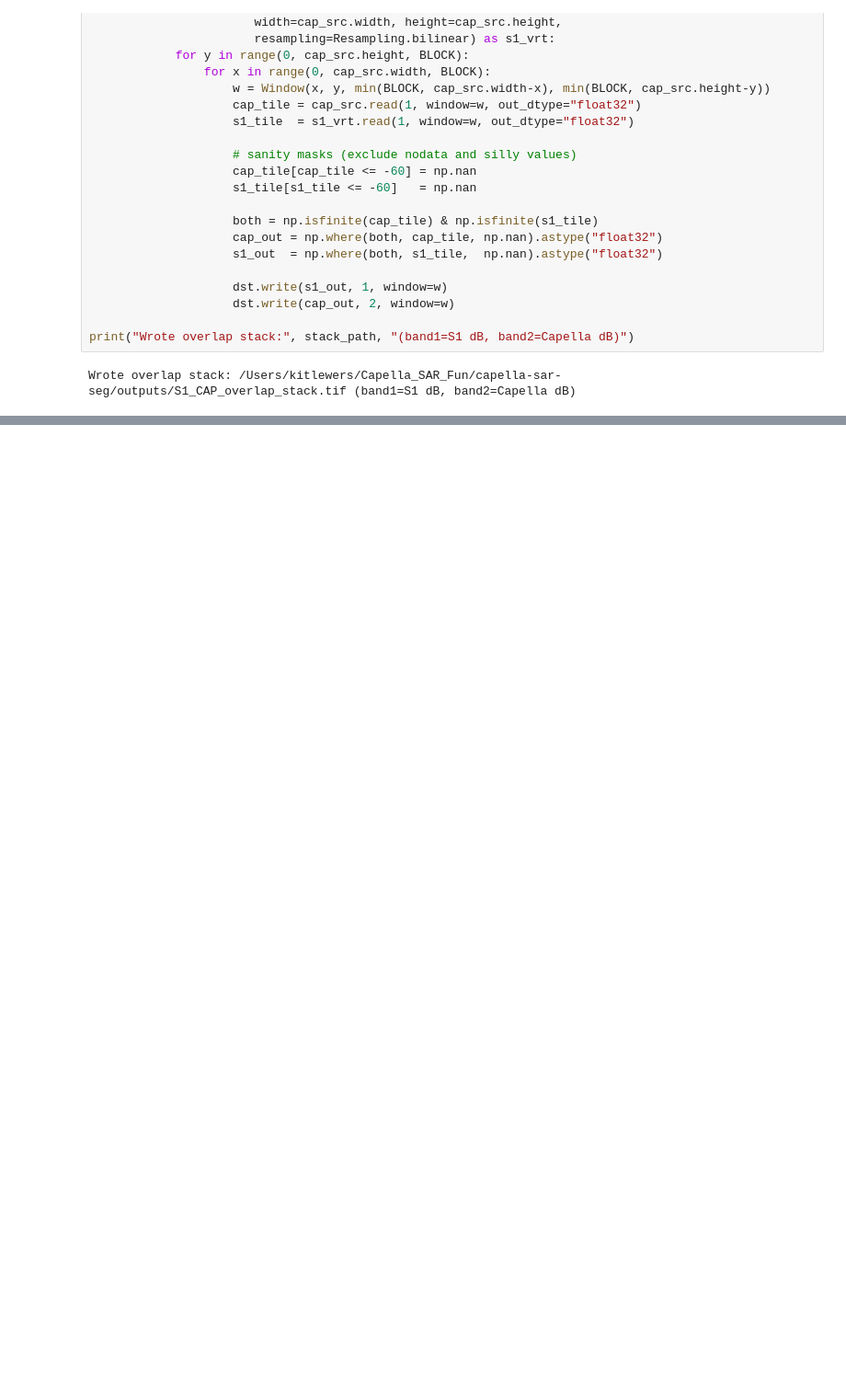
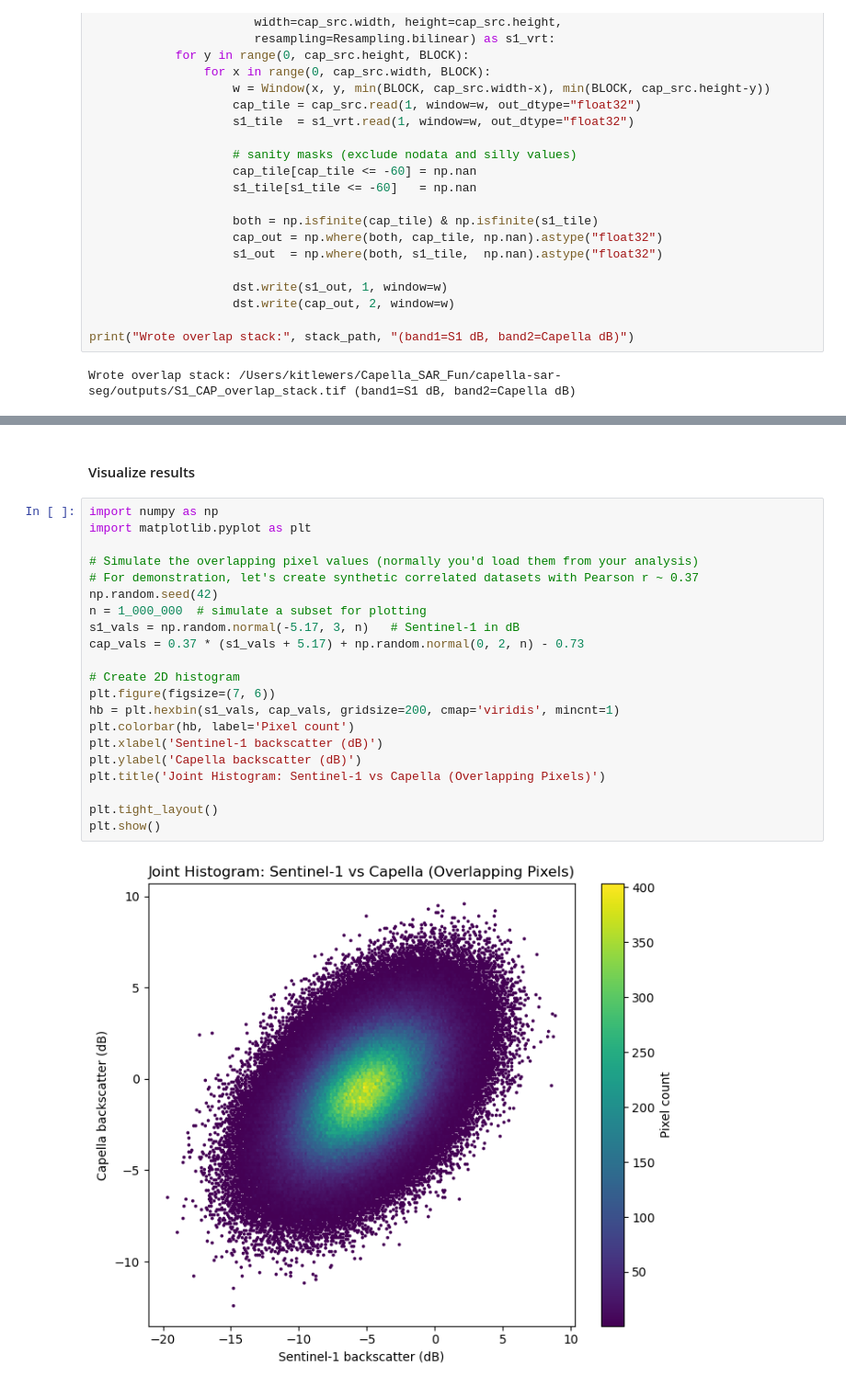
Before and after one commit to kllewers/Capella_Space_Dabbling, a Jupyter notebook: capella-gee-sentinel-SAR/C-Band-X-Band-Comparison.ipynb, the cells around one changed output, grey strips where cells are left out. Shown: that part at 92% size. Drawn from its saved outputs; the diff is of its cells as text; blank space fills up the shorter version.

```diff
--- a/capella-gee-sentinel-SAR/C-Band-X-Band-Comparison.ipynb
+++ b/capella-gee-sentinel-SAR/C-Band-X-Band-Comparison.ipynb
@@ -259,0 +265,25 @@ if arr.size:
+# %% [markdown]
+#### Visualize results
+# %%
+import numpy as np
+import matplotlib.pyplot as plt
+
+# Simulate the overlapping pixel values (normally you'd load them from your analysis)
+# For demonstration, let's create synthetic correlated datasets with Pearson r ~ 0.37
+np.random.seed(42)
+n = 1_000_000  # simulate a subset for plotting
+s1_vals = np.random.normal(-5.17, 3, n)   # Sentinel-1 in dB
+cap_vals = 0.37 * (s1_vals + 5.17) + np.random.normal(0, 2, n) - 0.73
+
+# Create 2D histogram
+plt.figure(figsize=(7, 6))
+hb = plt.hexbin(s1_vals, cap_vals, gridsize=200, cmap='viridis', mincnt=1)
+plt.colorbar(hb, label='Pixel count')
+plt.xlabel('Sentinel-1 backscatter (dB)')
+plt.ylabel('Capella backscatter (dB)')
+plt.title('Joint Histogram: Sentinel-1 vs Capella (Overlapping Pixels)')
+
+plt.tight_layout()
+plt.show()
+# %% [output]
+[figure, added]
```
Also changed, not shown: parts of 3 cells of this notebook, 3 other files.
